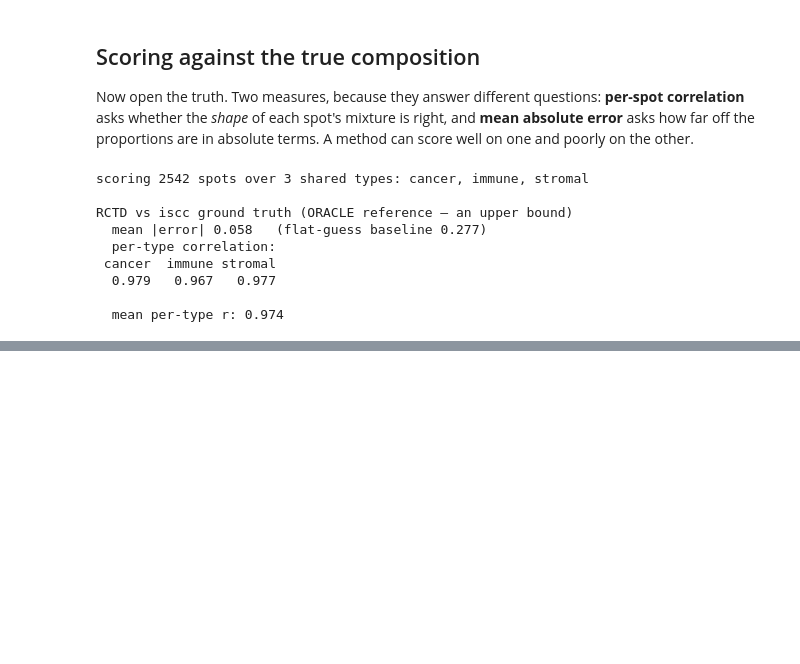
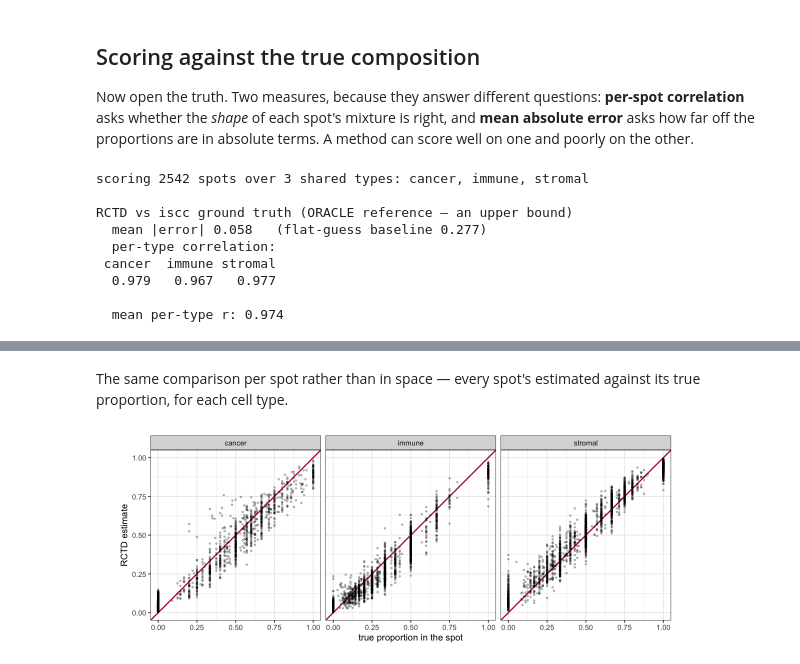
Before and after one commit to pedrofale/iscc, a Jupyter notebook: notebooks/tool_rctd_R.ipynb, the cells around one changed output, grey strips where cells are left out. Saved outputs shown, nothing was run; the diff lists cells and outputs as text; code cells hidden in the pictures; blank space fills up the shorter version.

```diff
--- a/notebooks/tool_rctd_R.ipynb
+++ b/notebooks/tool_rctd_R.ipynb
@@ -147,0 +169,16 @@ RCTD vs iscc ground truth (ORACLE reference — an upper bound)
+# %% [markdown]
+The same comparison per spot rather than in space — every spot's estimated against its true
+proportion, for each cell type.
+# %%
+long <- do.call(rbind, lapply(common_types, function(k)
+  data.frame(type = k, truth = T[, k], est = P[, k])))
+options(repr.plot.width = 10, repr.plot.height = 3.6)
+ggplot(long, aes(truth, est)) +
+  geom_abline(slope = 1, intercept = 0, colour = "#b2182b", linewidth = 0.7) +
+  geom_point(alpha = 0.25, size = 0.7) +
+  facet_wrap(~ type, nrow = 1) +
+  coord_equal(xlim = c(0, 1), ylim = c(0, 1)) +
+  labs(x = "true proportion in the spot", y = "RCTD estimate") +
+  theme_bw(base_size = 11)
+# %% [output]
+[figure, added]
```
Also changed, not shown: parts of 4 cells of this notebook, 4 other files.
